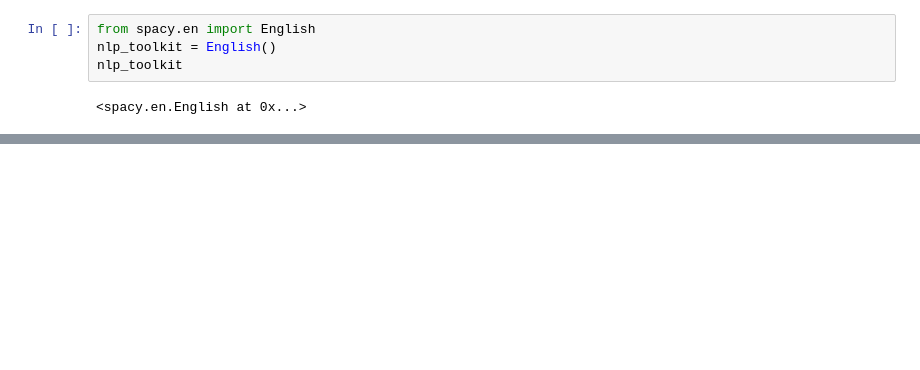
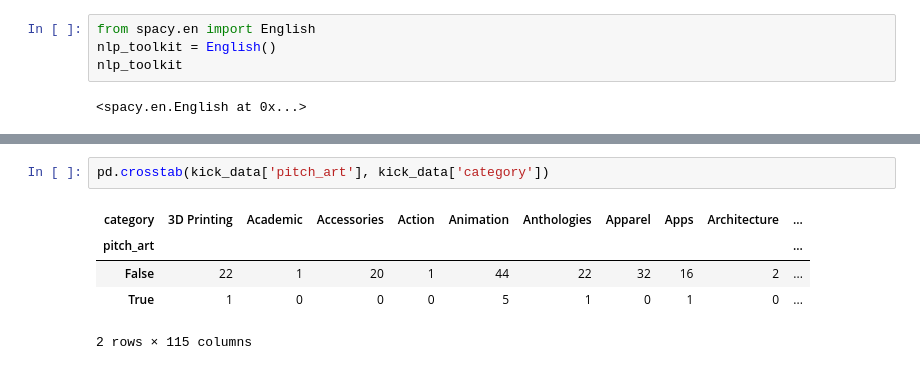
Before and after one commit to babyfacebrian/Kickstarter-Data-Analysis, a Jupyter notebook: Text Analysis.ipynb, the cells around one changed output, grey strips where cells are left out. Cells and saved outputs as stored; diff of their text form; blank space fills up the shorter version.

```diff
--- a/Text Analysis.ipynb
+++ b/Text Analysis.ipynb
@@ -118,0 +180,8 @@ nlp_toolkit
+# %%
+pd.crosstab(kick_data['pitch_art'], kick_data['category'])
+# %% [output]
+| category | 3D Printing | Academic | Accessories | Action | Animation | Anthologies | Apparel | Apps | Architecture | ... |
+| pitch_art |  |  |  |  |  |  |  |  |  | ... |
+| False | 22 | 1 | 20 | 1 | 44 | 22 | 32 | 16 | 2 | ... |
+| True | 1 | 0 | 0 | 0 | 5 | 1 | 0 | 1 | 0 | ... |
+2 rows × 115 columns
```
Also changed, not shown: parts of 36 cells of this notebook, 2 other files.
